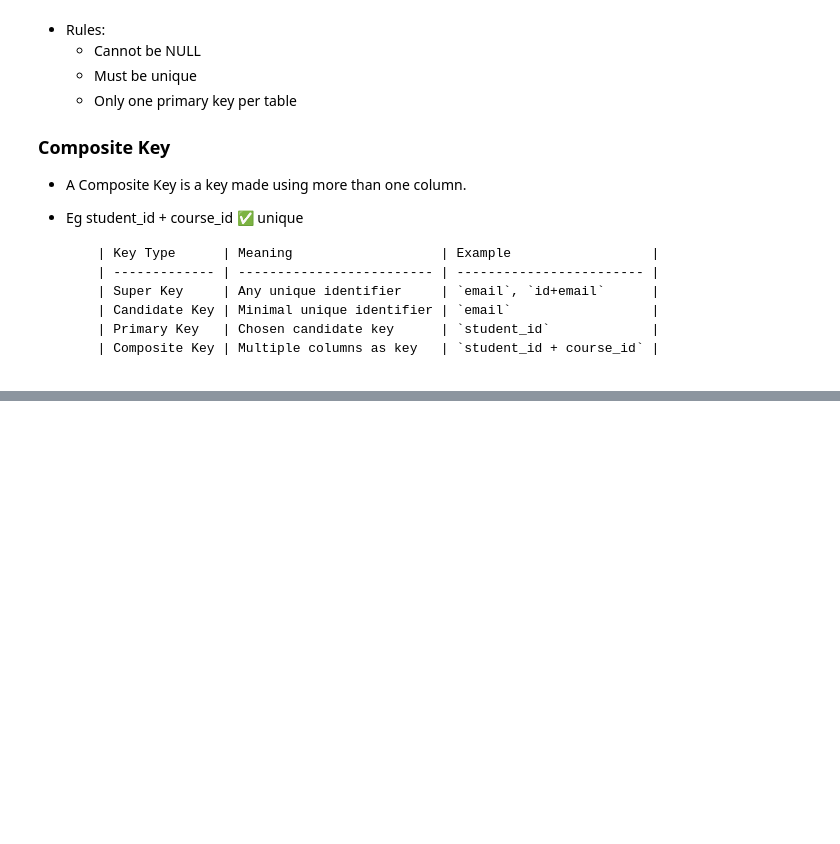
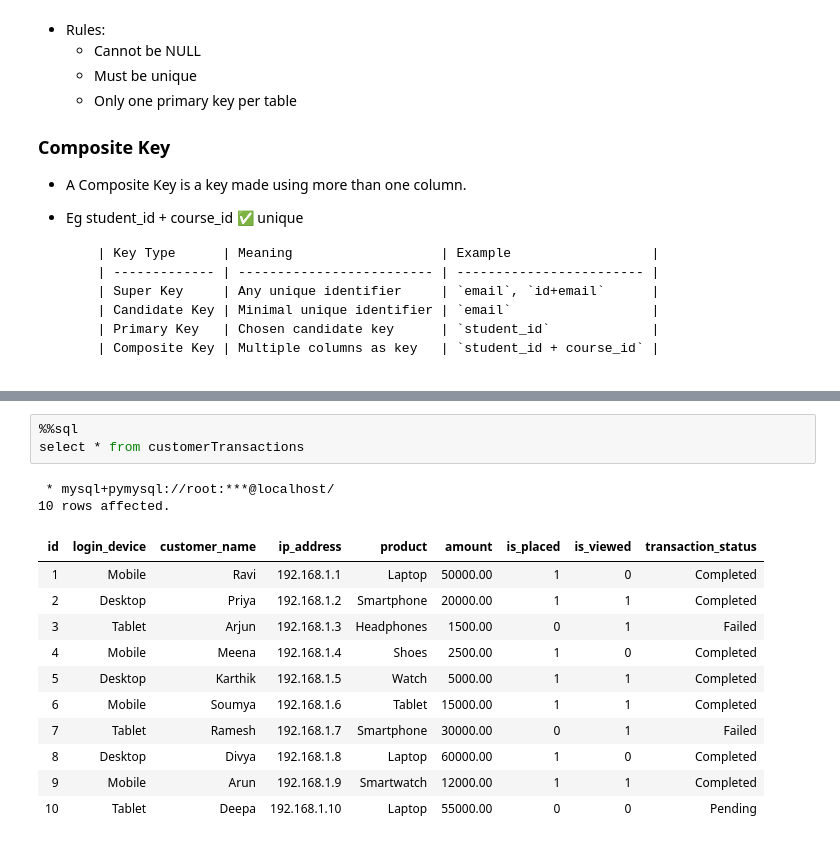
Before and after one commit to mdabucse/SQL, a Jupyter notebook: sql.ipynb, the cells around one changed output, grey strips where cells are left out. Saved outputs shown, nothing was run; the diff lists cells and outputs as text; blank space fills up the shorter version.

```diff
--- a/sql.ipynb
+++ b/sql.ipynb
@@ -868,0 +895,17 @@ select * from test;
+# %%
+%%sql
+select * from customerTransactions
+# %% [output]
+ * mysql+pymysql://root:***@localhost/
+10 rows affected.
+| id | login_device | customer_name | ip_address | product | amount | is_placed | is_viewed | transaction_status |
+| 1 | Mobile | Ravi | 192.168.1.1 | Laptop | 50000.00 | 1 | 0 | Completed |
+| 2 | Desktop | Priya | 192.168.1.2 | Smartphone | 20000.00 | 1 | 1 | Completed |
+| 3 | Tablet | Arjun | 192.168.1.3 | Headphones | 1500.00 | 0 | 1 | Failed |
+| 4 | Mobile | Meena | 192.168.1.4 | Shoes | 2500.00 | 1 | 0 | Completed |
+| 5 | Desktop | Karthik | 192.168.1.5 | Watch | 5000.00 | 1 | 1 | Completed |
+| 6 | Mobile | Soumya | 192.168.1.6 | Tablet | 15000.00 | 1 | 1 | Completed |
+| 7 | Tablet | Ramesh | 192.168.1.7 | Smartphone | 30000.00 | 0 | 1 | Failed |
+| 8 | Desktop | Divya | 192.168.1.8 | Laptop | 60000.00 | 1 | 0 | Completed |
+| 9 | Mobile | Arun | 192.168.1.9 | Smartwatch | 12000.00 | 1 | 1 | Completed |
+| 10 | Tablet | Deepa | 192.168.1.10 | Laptop | 55000.00 | 0 | 0 | Pending |
```
Also changed, not shown: parts of 35 cells of this notebook, 2 other files.
